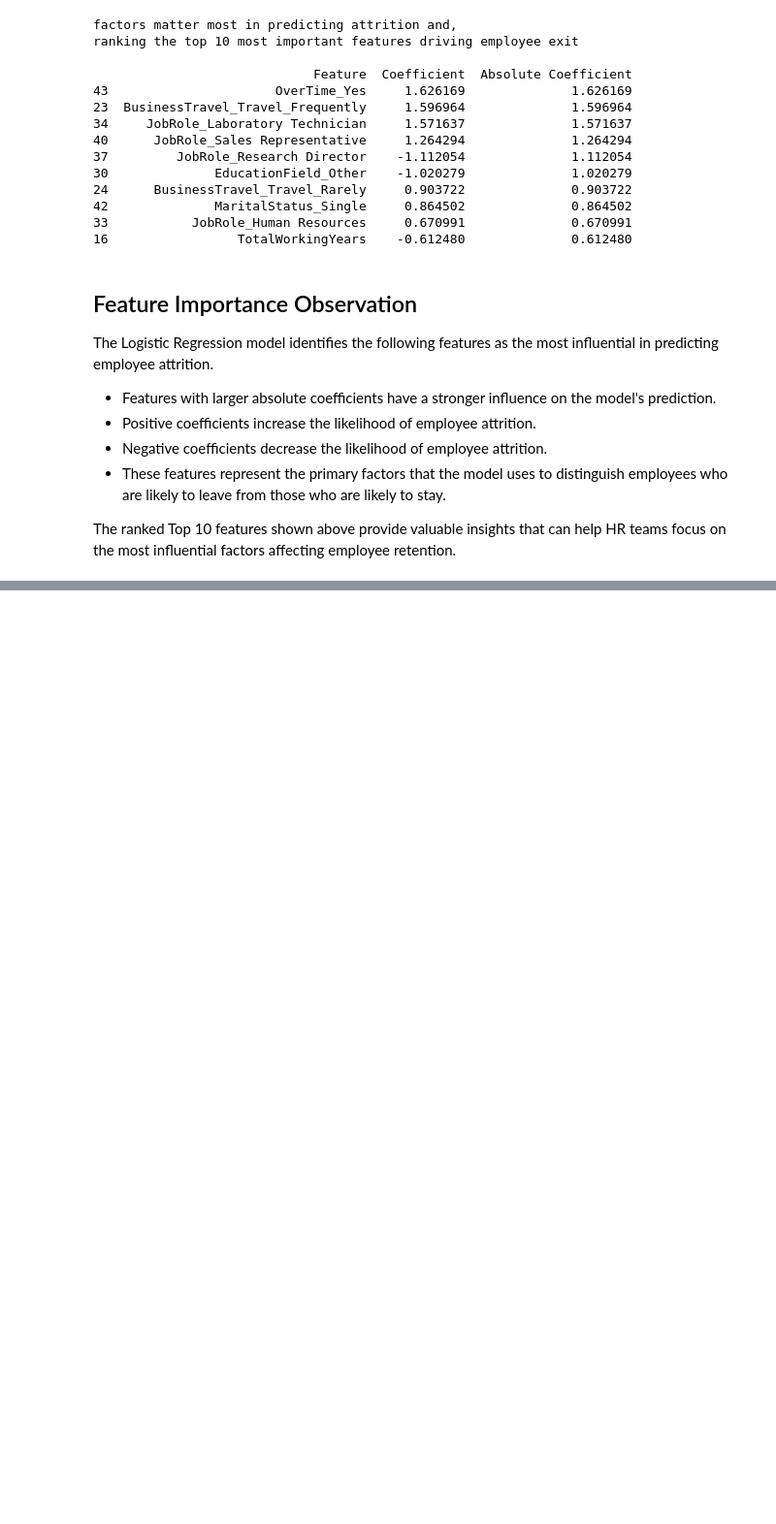
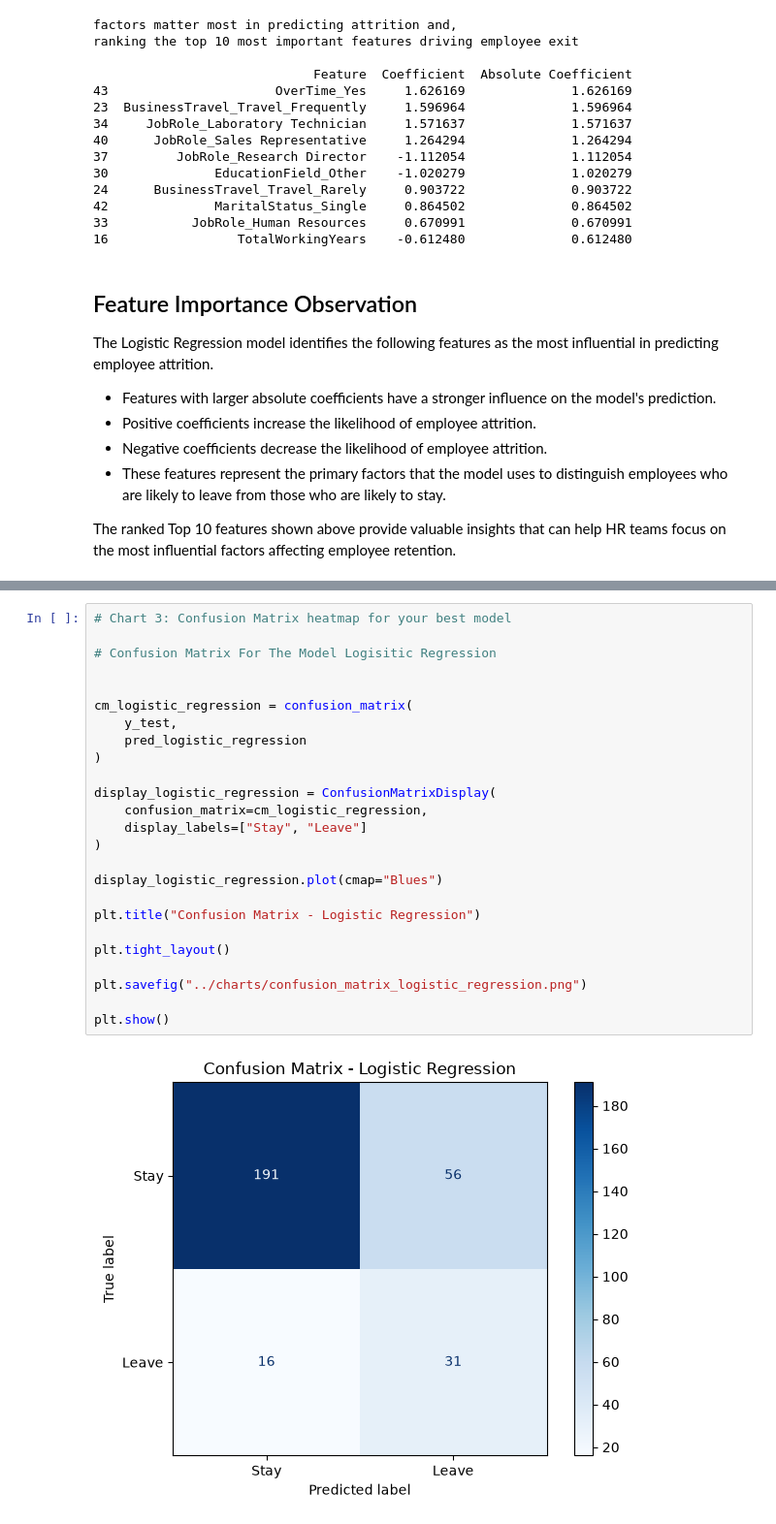
Before and after one commit to aroranaman1003/Employee-Attrition-Prediction_NamanArora, a Jupyter notebook: notebooks/analysis.ipynb, the cells around one changed output, grey strips where cells are left out. Shown at 97% size. Drawn from its saved outputs; the diff is of its cells as text; blank space fills up the shorter version.

```diff
--- a/notebooks/analysis.ipynb
+++ b/notebooks/analysis.ipynb
@@ -786,0 +822,27 @@ The ranked Top 10 features shown above provide valuable insights that can help H
+# %%
+# Chart 3: Confusion Matrix heatmap for your best model
+
+# Confusion Matrix For The Model Logisitic Regression
+
+
+cm_logistic_regression = confusion_matrix(
+    y_test,
+    pred_logistic_regression
+)
+
+display_logistic_regression = ConfusionMatrixDisplay(
+    confusion_matrix=cm_logistic_regression,
+    display_labels=["Stay", "Leave"]
+)
+
+display_logistic_regression.plot(cmap="Blues")
+
+plt.title("Confusion Matrix - Logistic Regression")
+
+plt.tight_layout()
+
+plt.savefig("../charts/confusion_matrix_logistic_regression.png")
+
+plt.show()
+# %% [output]
+[figure, added]
```
Also changed, not shown: parts of 5 cells of this notebook, 8 other files.
